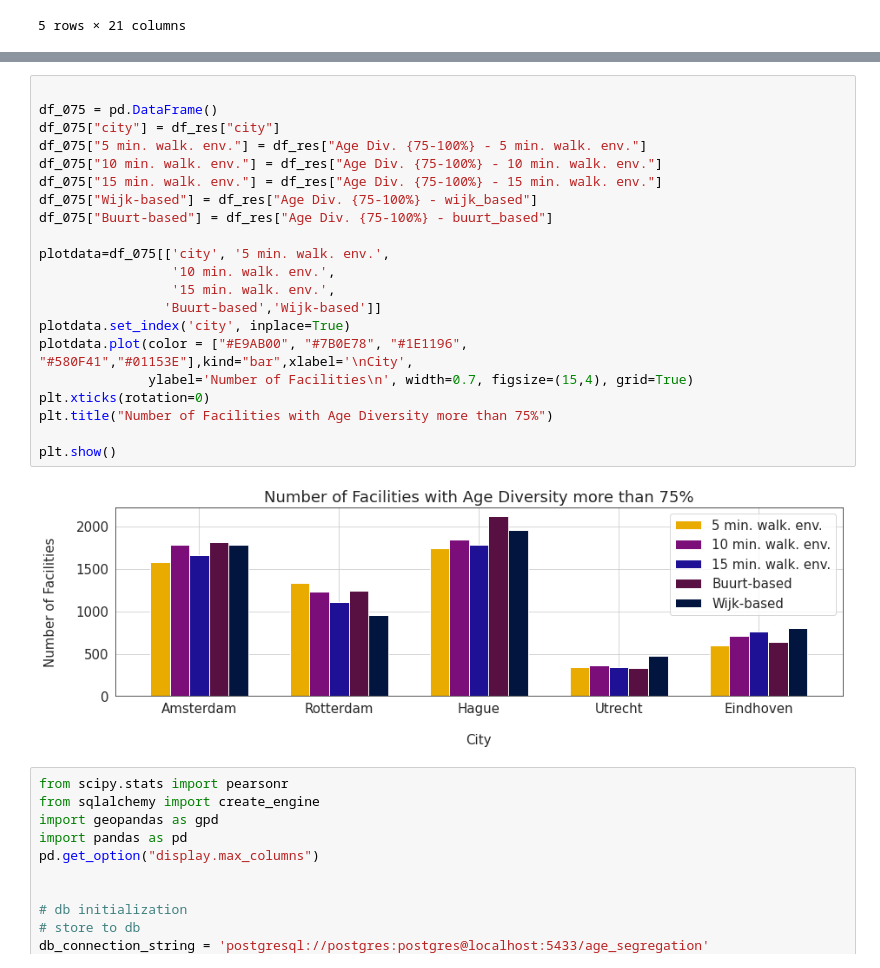
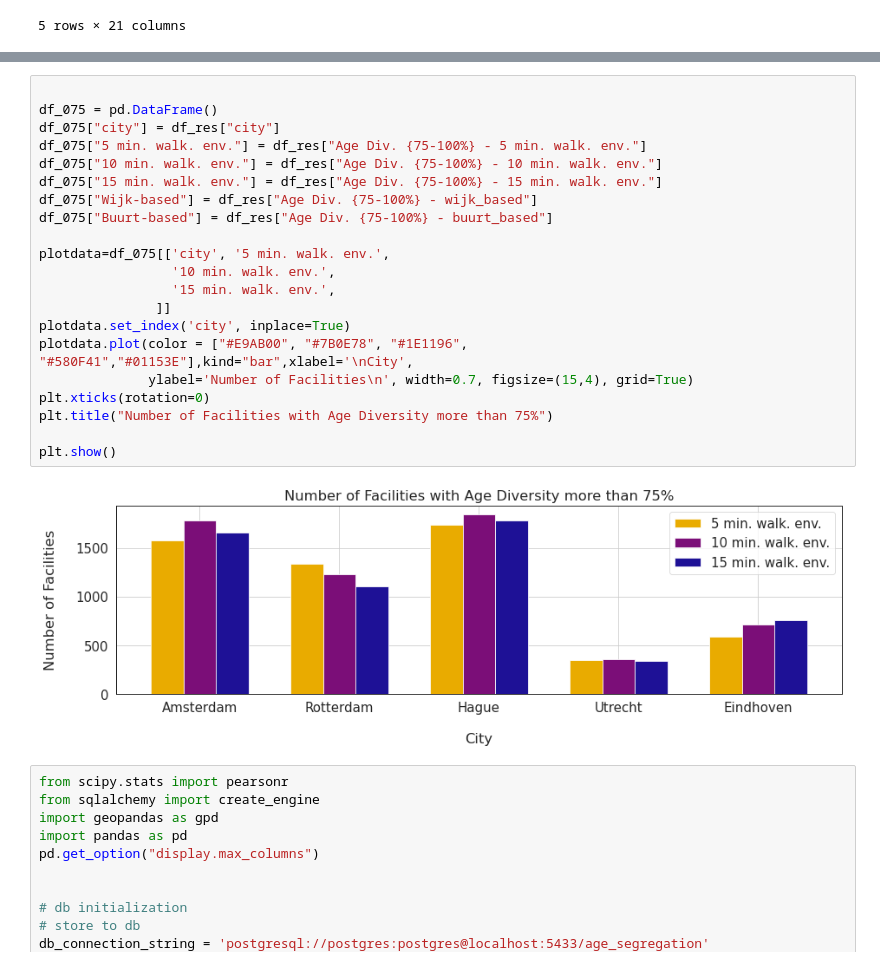
Before and after one commit to MiliasV/coaccessibility, a Jupyter notebook: notebooks/exploration.ipynb, the cells around one changed output, grey strips where cells are left out. Drawn from its saved outputs; the diff is of its cells as text.

```diff
--- a/notebooks/exploration.ipynb
+++ b/notebooks/exploration.ipynb
@@ -761,26 +761,26 @@ plt.show()
 # %%
 
 df_075 = pd.DataFrame()
 df_075["city"] = df_res["city"]
 df_075["5 min. walk. env."] = df_res["Age Div. {75-100%} - 5 min. walk. env."]
 df_075["10 min. walk. env."] = df_res["Age Div. {75-100%} - 10 min. walk. env."]
 df_075["15 min. walk. env."] = df_res["Age Div. {75-100%} - 15 min. walk. env."]
 df_075["Wijk-based"] = df_res["Age Div. {75-100%} - wijk_based"]
 df_075["Buurt-based"] = df_res["Age Div. {75-100%} - buurt_based"]
 
 plotdata=df_075[['city', '5 min. walk. env.',
                  '10 min. walk. env.',
                  '15 min. walk. env.',
-                'Buurt-based','Wijk-based']]
+               ]]
 plotdata.set_index('city', inplace=True)
 plotdata.plot(color = ["#E9AB00", "#7B0E78", "#1E1196", "#580F41","#01153E"],kind="bar",xlabel='\nCity',
               ylabel='Number of Facilities\n', width=0.7, figsize=(15,4), grid=True)
 plt.xticks(rotation=0)
 plt.title("Number of Facilities with Age Diversity more than 75%")
 
 plt.show()
 # %% [output]
-[figure, old version]
+[figure, new version]
 # %%
 from scipy.stats import pearsonr
 from sqlalchemy import create_engine
```
Also changed, not shown: parts of 10 cells of this notebook.
